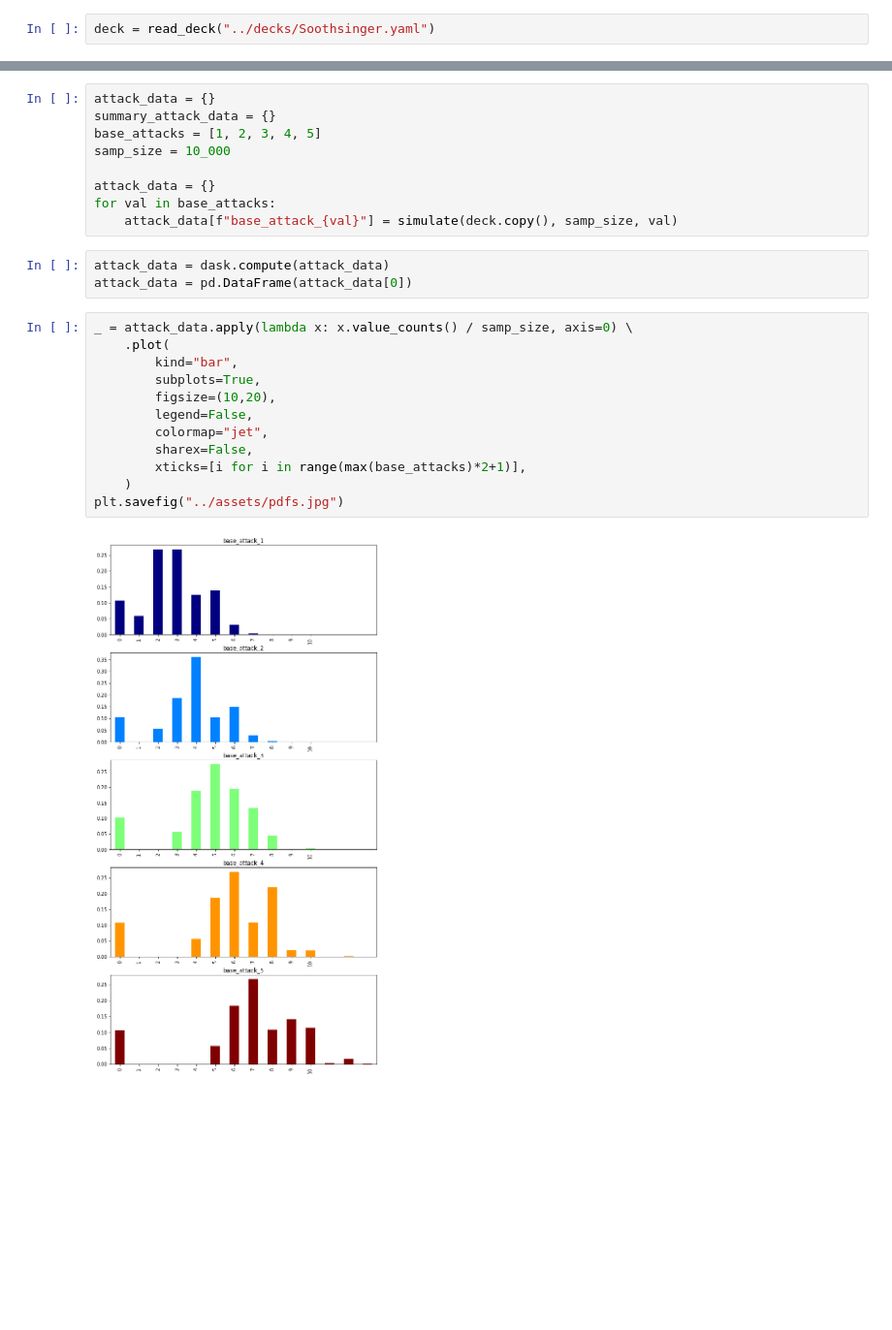
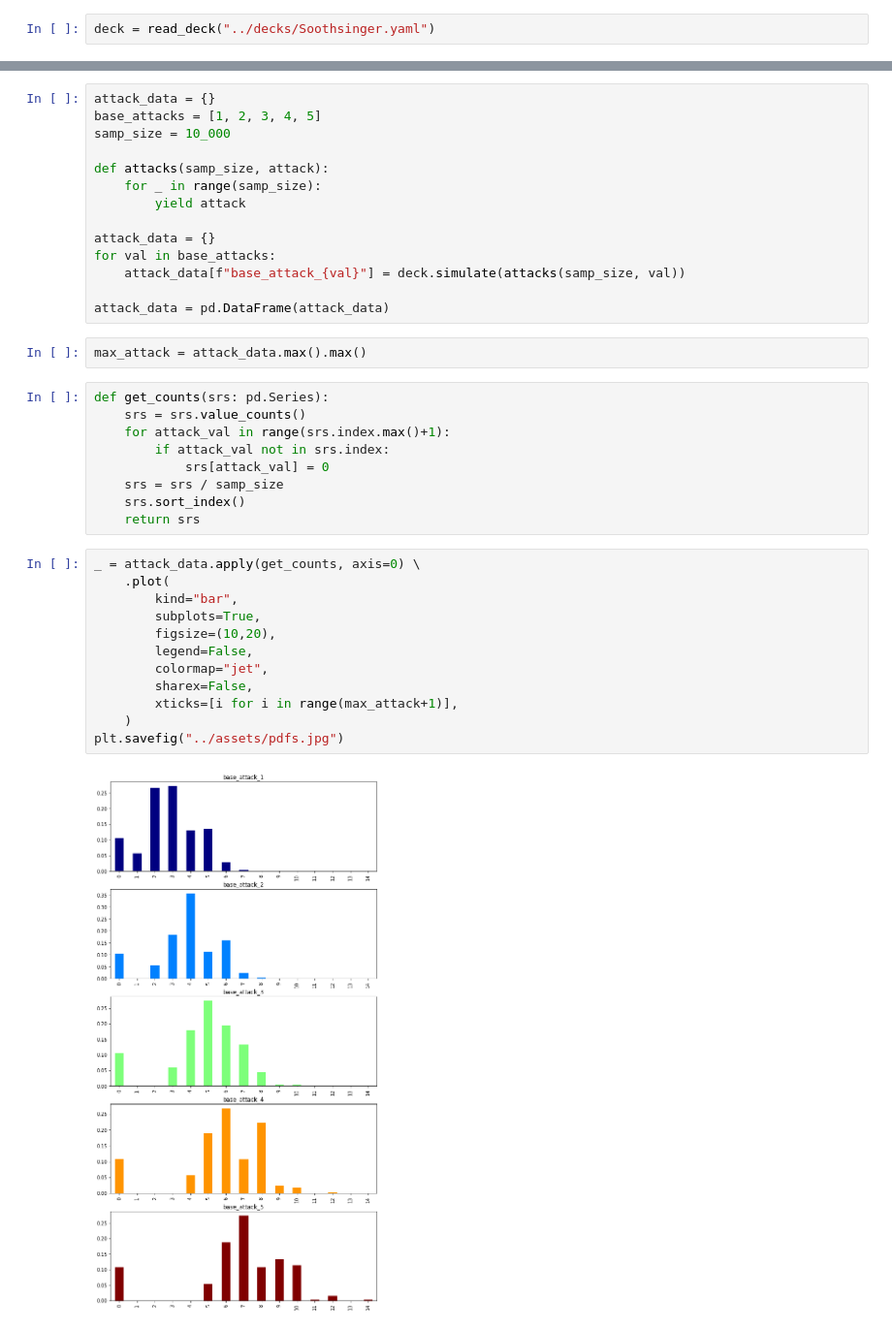
Before and after one commit to zachcoleman/gloomhaven, a Jupyter notebook: examples/soothsinger.ipynb, the cells around one changed output, grey strips where cells are left out. Shown at 97% size. Drawn from its saved outputs; the diff is of its cells as text; blank space fills up the shorter version.

```diff
--- a/examples/soothsinger.ipynb
+++ b/examples/soothsinger.ipynb
@@ -34,29 +11,42 @@ def simulate(deck, n, base_attack):
 # %%
 attack_data = {}
-summary_attack_data = {}
 base_attacks = [1, 2, 3, 4, 5]
 samp_size = 10_000
 
+def attacks(samp_size, attack):
+    for _ in range(samp_size):
+        yield attack
+
 attack_data = {}
 for val in base_attacks:
-    attack_data[f"base_attack_{val}"] = simulate(deck.copy(), samp_size, val)
+    attack_data[f"base_attack_{val}"] = deck.simulate(attacks(samp_size, val))
+
+attack_data = pd.DataFrame(attack_data)
-# %%
-attack_data = dask.compute(attack_data)
-attack_data = pd.DataFrame(attack_data[0])
+# %%
+max_attack = attack_data.max().max()
+# %%
+def get_counts(srs: pd.Series):
+    srs = srs.value_counts()
+    for attack_val in range(srs.index.max()+1):
+        if attack_val not in srs.index:
+            srs[attack_val] = 0
+    srs = srs / samp_size
+    srs.sort_index()
+    return srs
 # %%
-_ = attack_data.apply(lambda x: x.value_counts() / samp_size, axis=0) \
+_ = attack_data.apply(get_counts, axis=0) \
     .plot(
         kind="bar",
         subplots=True,
         figsize=(10,20),
         legend=False,
         colormap="jet",
         sharex=False,
-        xticks=[i for i in range(max(base_attacks)*2+1)],
+        xticks=[i for i in range(max_attack+1)],
     )
 plt.savefig("../assets/pdfs.jpg")
 # %% [output]
-[figure, old version]
+[figure, new version]
 # %%
 _ = attack_data.apply(lambda x: x.value_counts() / samp_size, axis=0) \
     .fillna(0) \
```
Also changed, not shown: parts of 6 cells of this notebook, 11 other files.
